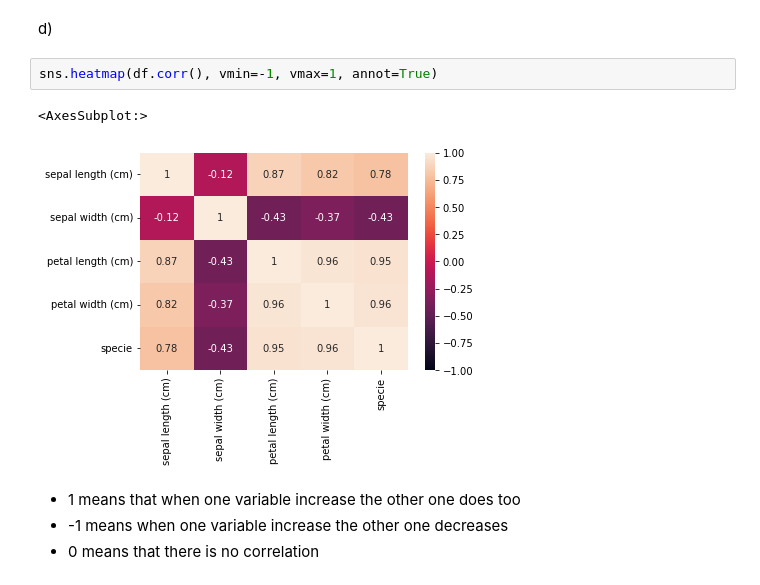
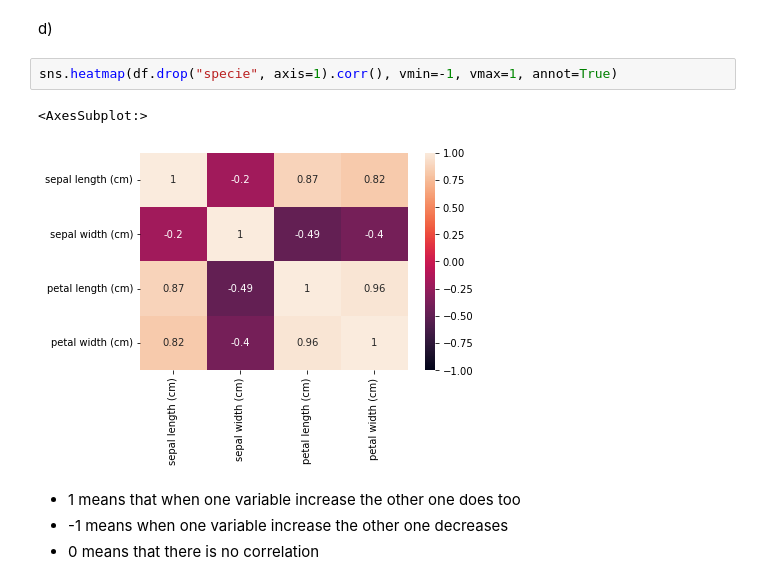
Before and after one commit to cseander/Maskininlarning-Christopher-Seander, a Jupyter notebook: Exercises/Exercise_4.ipynb, the cells around one changed output. Cells and saved outputs as stored; diff of their text form.

```diff
--- a/Exercises/Exercise_4.ipynb
+++ b/Exercises/Exercise_4.ipynb
@@ -91,10 +91,10 @@ sns.scatterplot(data=df, x="petal width (cm)", y="petal length (cm)", hue="speci
 # %% [markdown]
 d)
 # %%
-sns.heatmap(df.corr(), vmin=-1, vmax=1, annot=True)
+sns.heatmap(df.drop("specie", axis=1).corr(), vmin=-1, vmax=1, annot=True)
 # %% [output]
 <AxesSubplot:>
-[figure, old version]
+[figure, new version]
 # %% [markdown]
 - 1 means that when one variable increase the other one does too
 - -1 means when one variable increase the other one decreases
```
Also changed, not shown: parts of 9 cells of this notebook.
